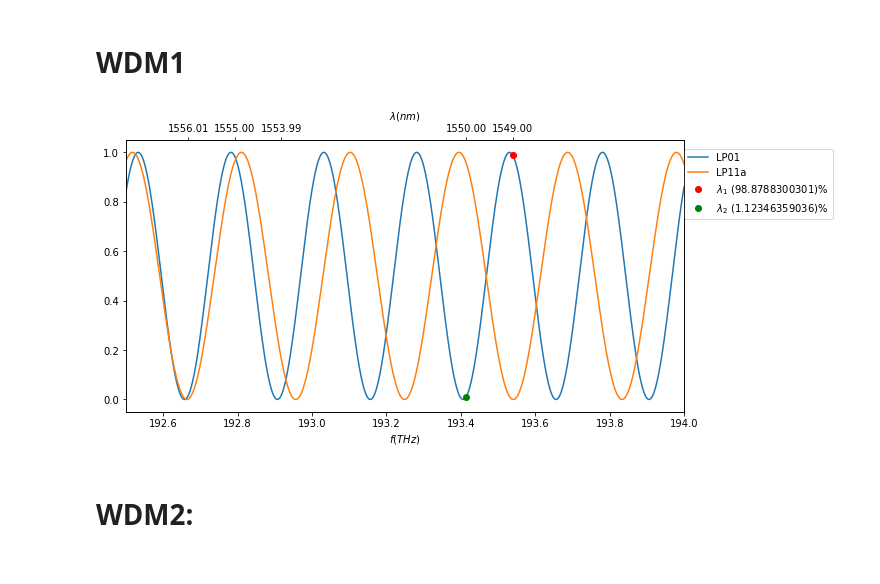
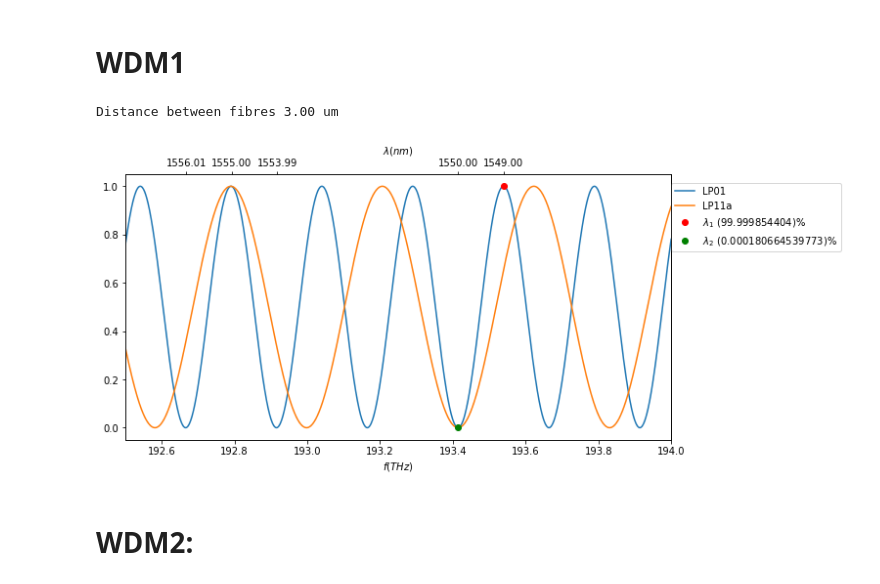
Before and after one commit to Computational-Nonlinear-Optics-ORC/mm-fopo-1, a Jupyter notebook: coupler_Research/coupler.ipynb, the cells around one changed output. Saved outputs shown, nothing was run; the diff lists cells and outputs as text; code cells hidden in the pictures.

```diff
--- a/coupler_Research/coupler.ipynb
+++ b/coupler_Research/coupler.ipynb
@@ -36,8 +51,17 @@ Maximum V number in space is 3.2501674851661546
 # %%
-k01_vec, k11_vec, couple01_vec = [], [], []
-for dd in d_vec:
+k01_vec_1, k11_vec_1, couple01_vec = [], [], []
+k01_vec_2, k11_vec_2, couple01_vec = [], [], []
+
+for dd in d_vec_1:
     k01, k11, couple01, couple11 = couple_obj.create_coupling_coeff(dd)
-    k01_vec.append(k01)
-    k11_vec.append(k11)
+    k01_vec_1.append(k01)
+    k11_vec_1.append(k11)
     couple01_vec.append(couple01)
-ratio = [lp11k/ lp01k for lp01k, lp11k in zip(k01_vec, k11_vec)]
+ratio_1 = [lp11k/ lp01k for lp01k, lp11k in zip(k01_vec_1, k11_vec_1)]
+
+for dd in d_vec_2:
+    k01, k11, couple01, couple11 = couple_obj.create_coupling_coeff(dd)
+    k01_vec_2.append(k01)
+    k11_vec_2.append(k11)
+    #couple01_vec.append(couple01)
+ratio_2 = [lp11k/ lp01k for lp01k, lp11k in zip(k01_vec_2, k11_vec_2)]
@@ -46,3 +68,3 @@ ratio = [lp11k/ lp01k for lp01k, lp11k in zip(k01_vec, k11_vec)]
 # %%
 fp1, fp2, fs, fbs, fpc = (c/i for i in (lp1, lp2, ls, lbs, lpc))
-fv = np.linspace(c/lmax, c/lmin, 2**18)
+fv = np.linspace(c/lmax, c/lmin, 2**14)
@@ -49,21 +102,21 @@ fv = np.linspace(c/lmax, c/lmin, 2**18)
 # %%
 def required_dist(k, f1, f2):
-    return (pi/2) /  (k(f2) - k(f1))
-def smr_coeff(z, kinter, fv):
-    gv = kinter(fv) * z
+    return (pi/2) /  abs(k(f1) - k(f2))
+def smr_coeff(z, kinter, fv, f1, f2):
+    gv = kinter(fv) * z - kinter(f2)*z
     A = np.array([[np.sin(gv), 1j * np.cos(gv)], [1j * np.cos(gv), np.sin(gv)]])
     return A
 # %%
-def get_req_dist_WDM(l1, l2, with_resp = 'LP01'):
+def get_req_dist_WDM(l1, l2, k01, k11, fv, with_resp = 'LP01'):
     f1, f2 = (c/i for i in (l1,l2))
     kinter_lp01 = interpolate.interp1d(couple01.f_vec, k01, kind = 'cubic')
-    kinter_lp11 = interpolate.interp1d(couple11.f_vec, k11, kind = 'cubic')
+    kinter_lp11 = interpolate.interp1d(couple01.f_vec, k11, kind = 'cubic')
     if with_resp == 'LP01':
         coupling_distance = required_dist(kinter_lp01, f1, f2)
     else:
         coupling_distance = required_dist(kinter_lp11, f1, f2)
-    co = smr_coeff(coupling_distance, kinter_lp01, fv)
-    c2 = smr_coeff(coupling_distance, kinter_lp11, fv)
+    co = smr_coeff(coupling_distance, kinter_lp01, fv, f1, f2)
+    c2 = smr_coeff(coupling_distance, kinter_lp11, fv, f1, f2)
     return co, c2
 # %% [markdown]
 # WDM1
@@ -108,6 +128,10 @@ def plot(fv,co,c2, l1, l2, f, name = 'LP01'):
-# %%
-plot(fv,co_1,c2_1, l1, l2,f)
-# %% [output]
-[figure, removed]
+# %%
+for dd,k01, k11 in zip(d_vec_1,k01_vec_1, k11_vec_1):
+    clp01_1, clp11_1 = get_req_dist_WDM(l1,l2, k01, k11,fv, with_resp='LP01')
+    print('Distance between fibres {:.2f} um'.format(dd*1e6))
+    plot(fv,clp01_1,clp11_1, l1, l2,f)
+# %% [output]
+Distance between fibres 3.00 um
+[figure, added]
 # %% [markdown]
 # WDM2:
```
Also changed, not shown: parts of 17 cells of this notebook.
